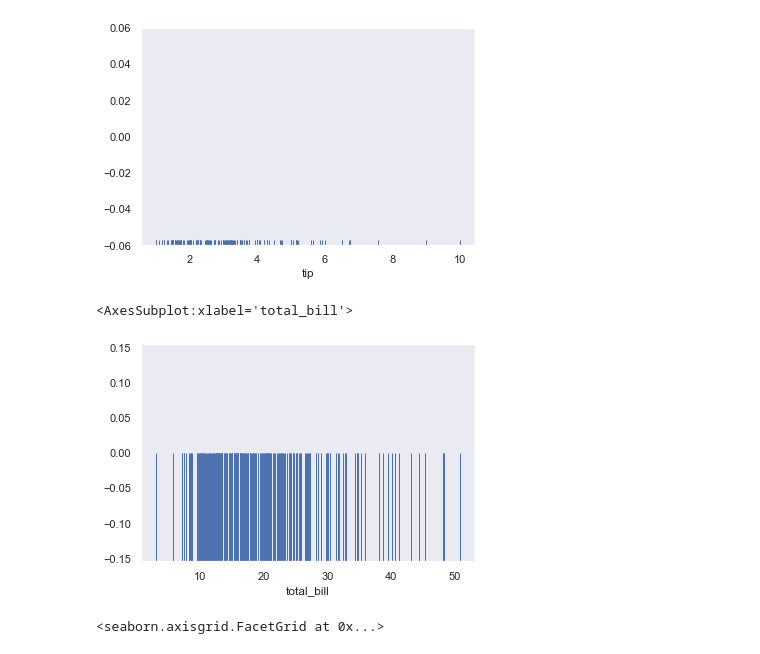
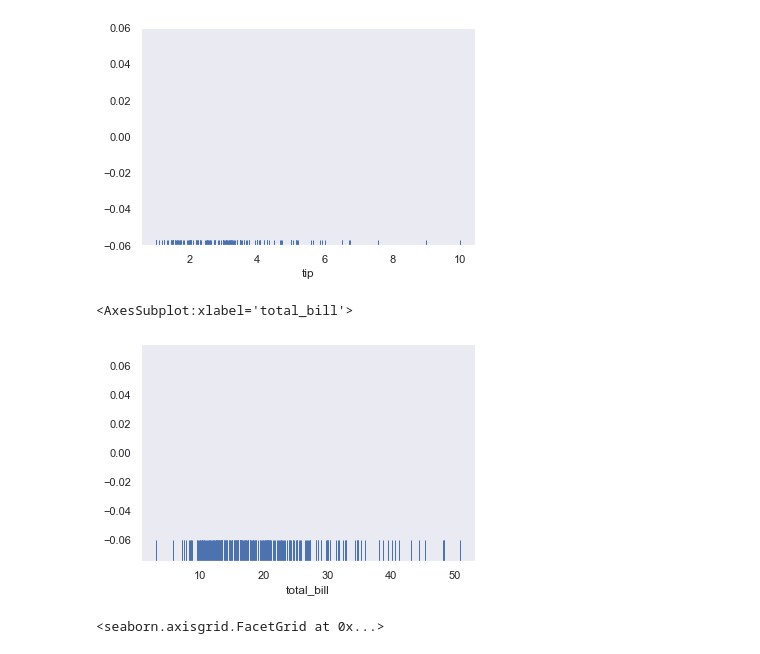
Before and after one commit to srikanthpragada/DS_29_JUNE_2021, a Jupyter notebook: plots/seaborn_demo.ipynb, the cells around one changed output. Drawn from its saved outputs; the diff is of its cells as text; code cells hidden in the pictures.

```diff
--- a/plots/seaborn_demo.ipynb
+++ b/plots/seaborn_demo.ipynb
@@ -253,10 +253,10 @@ sns.rugplot(tips['tip'])
 <AxesSubplot:xlabel='tip'>
 [figure]
 # %%
-sns.rugplot(tips['total_bill'], height=.5)
+sns.rugplot(tips['total_bill'], height=.1)
 # %% [output]
 <AxesSubplot:xlabel='total_bill'>
-[figure, old version]
+[figure, new version]
 # %%
 sns.displot(x = 'total_bill', col='smoker', data=tips,rug=True)
 # %% [output]
```
Also changed, not shown: parts of 10 cells of this notebook, 4 other files.
